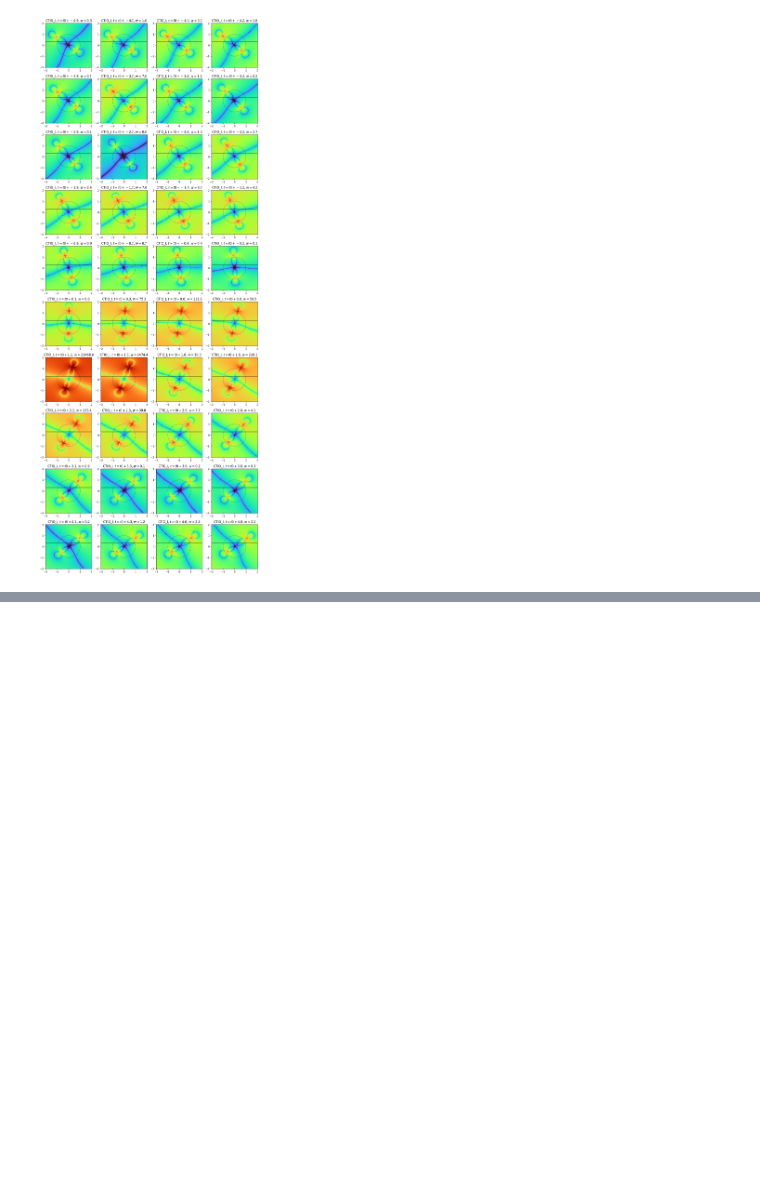
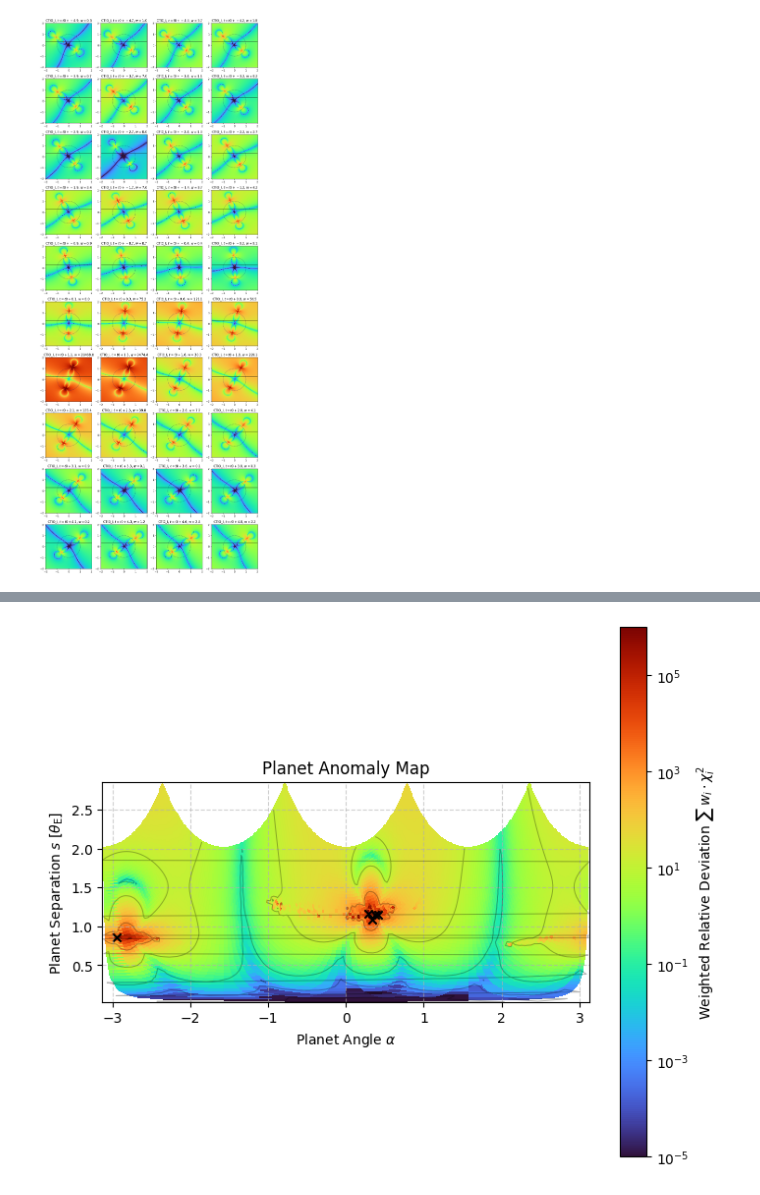
Before and after one commit to jakobdammann/pyLIMA-docs-revisit, a Jupyter notebook: my_project/detection_zone.ipynb, the cells around one changed output, grey strips where cells are left out. Cells and saved outputs as stored; diff of their text form; code cells hidden in the pictures; blank space fills up the shorter version.

```diff
--- a/my_project/detection_zone.ipynb
+++ b/my_project/detection_zone.ipynb
@@ -440,0 +433,21 @@ rd.plot_heatmap(X_f, Y_f, Z_fine,
+# %%
+### Convert Init Values from x,y to s,alpha
+s_samples = np.hypot(x_samples, y_samples)
+alpha_samples = np.arctan2(x_samples, y_samples)
+
+# Convert the heatmap and plot
+s_grid = np.hypot(X_grid, Y_grid)
+alpha_grid = np.arctan2(X_grid, Y_grid)
+rd.plot_heatmap(alpha_grid, s_grid, planet_anomaly_map,
+                norm=colors.LogNorm(1e-5,1e6),
+                add_cbar=True, cbar_label='Weighted Relative Deviation $\\sum \\, w_i \\cdot \\chi_i^2$',
+                add_contour=True, add_grid=True, add_tE=False,
+                add_trajectory=False, t0=t0, u0=u0, te=te, t=reldev_maps['t'],
+                show_plot=False)
+plt.title('Planet Anomaly Map')
+plt.scatter(alpha_samples, s_samples, c='k', marker='x', label='Samples')
+plt.xlabel('Planet Angle $\\alpha$')
+plt.ylabel('Planet Separation $s$ [$\\theta_{\\rm E}$]')
+plt.show()
+# %% [output]
+[figure, added]
```
Also changed, not shown: parts of 8 cells of this notebook, 2 other files.
